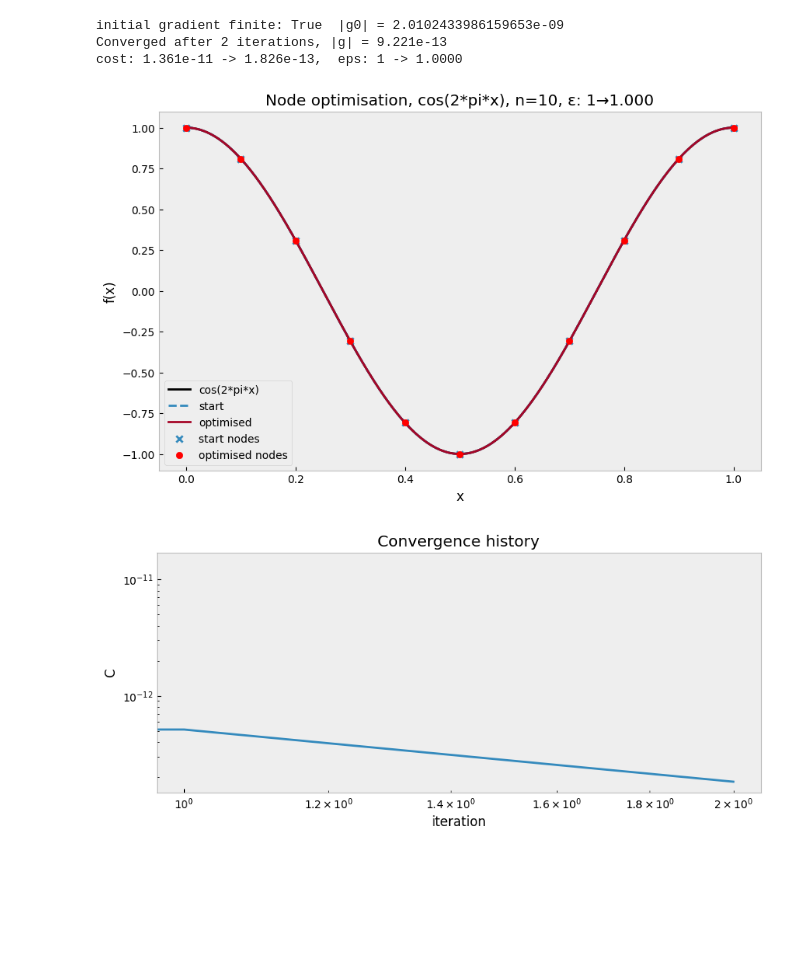
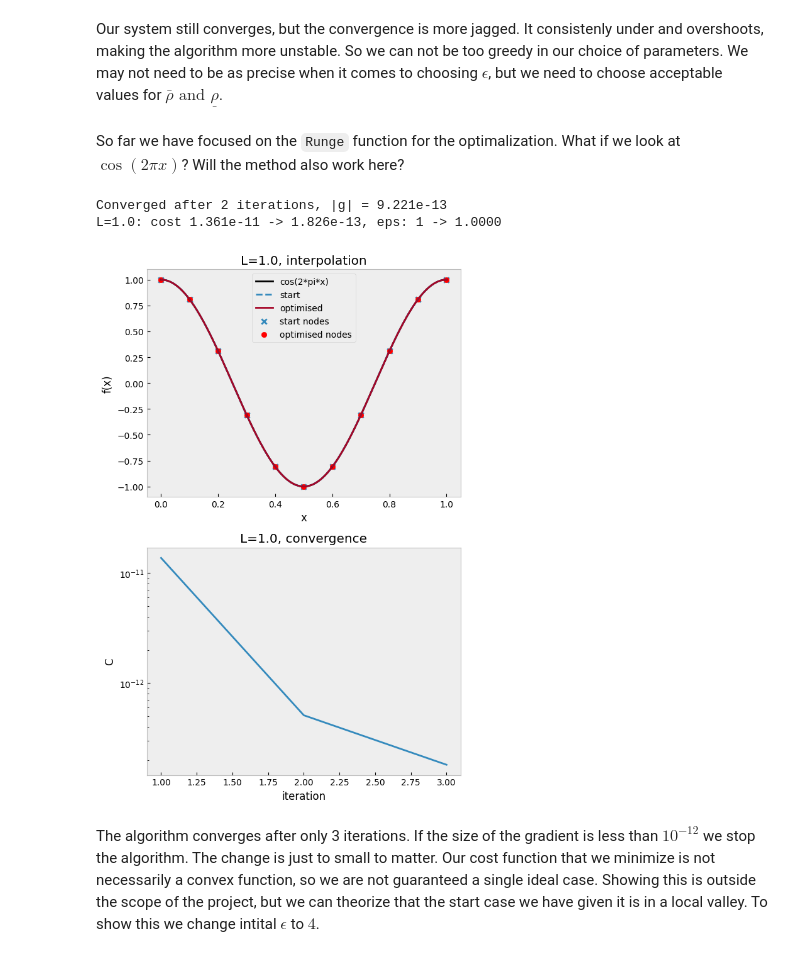
Before and after one commit to Akaada/TMA4215_NumericalMathematics_project1, a Jupyter notebook: taske.ipynb, the cells around one changed output. Saved outputs shown, nothing was run; the diff lists cells and outputs as text; code cells hidden in the pictures; blank space fills up the shorter version.

```diff
--- a/taske.ipynb
+++ b/taske.ipynb
@@ -26,9 +85,13 @@ cost: 5.984e-02 -> 1.812e-06,  eps: 2.0 -> 1.2881
+# %% [markdown]
+Our system still converges, but the convergence is more jagged. It consistenly under and overshoots, making the algorithm more unstable. So we can not be too greedy in our choice of parameters. We may not need to be as precise when it comes to choosing $\epsilon$, but we need to choose acceptable values for $\bar \rho \text{ and } \underline \rho$.
+# %% [markdown]
+So far we have focused on the `Runge` function for the optimalization. What if we look at $\cos(2\pi x)$? Will the method also work here?
 # %%
-x_opt, eps_opt, c0, c1, hist = optimize_nodes(f_cos_torch, 0, 1.0, epsilon=1, n=10,iters=5000)
+result = optimize_nodes(f_cos_torch, 0, 1.0, epsilon=1, n=10,iters=1000)
 # %% [output]
-initial gradient finite: True  |g0| = 2.0102433986159653e-09
 Converged after 2 iterations, |g| = 9.221e-13
-cost: 1.361e-11 -> 1.826e-13,  eps: 1 -> 1.0000
+L=1.0: cost 1.361e-11 -> 1.826e-13, eps: 1 -> 1.0000
-[figure, old version]
+[figure, new version]
-[figure, removed]
+# %% [markdown]
+The algorithm converges after only 3 iterations. If the size of the gradient is less than $10^{-12}$ we stop the algorithm. The change is just to small to matter. Our cost function that we minimize is not necessarily a convex function, so we are not guaranteed a single ideal case. Showing this is outside the scope of the project, but we can theorize that the start case we have given it is in a local valley. To show this we change intital $\epsilon$ to $4$.
 # %%
```
Also changed, not shown: parts of 27 cells of this notebook, 1 other file.
